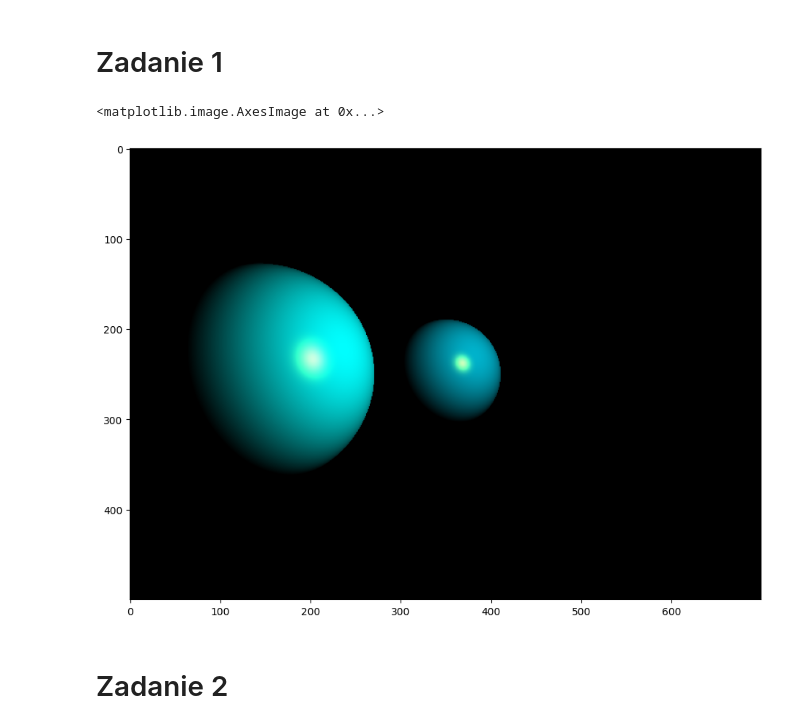
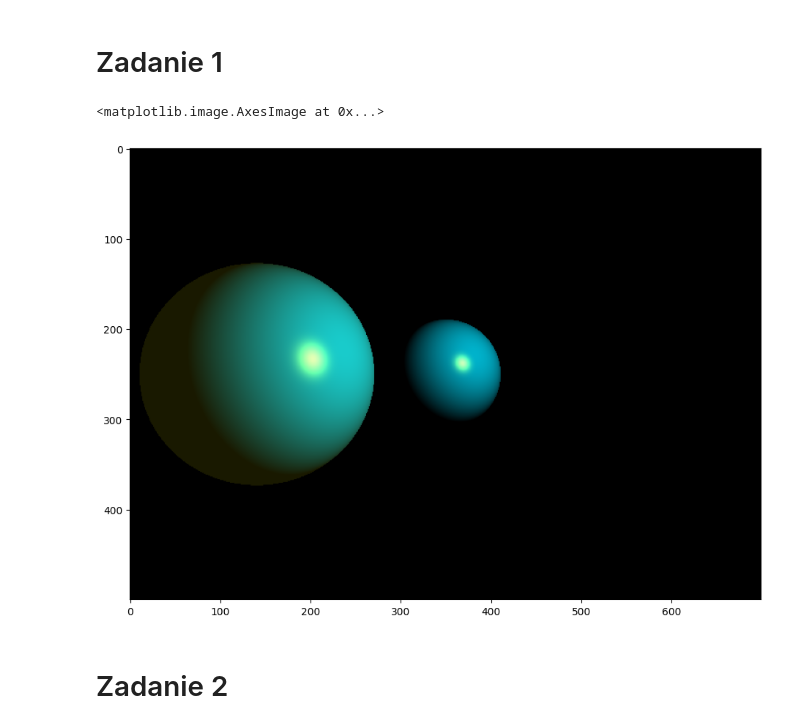
Before and after one commit to Mazako/pwr_IOb, a Jupyter notebook: lab7/rozwiazania.ipynb, the cells around one changed output. Cells and saved outputs as stored; diff of their text form; code cells hidden in the pictures.

```diff
--- a/lab7/rozwiazania.ipynb
+++ b/lab7/rozwiazania.ipynb
@@ -29,22 +29,22 @@ plt.imshow(image)
 # %%
 # TODO: Zmodyfikuj scenę – dodaj przynajmniej jedną sferę.
 #       Można zmienić położenie, kolor, promień, itd.
 
 scene = Scene(
     objects=[
         Sphere(position=np.array([0, 0, 0]), radius=1.5),
-        Sphere(position=np.array([-5, 0, 0]), radius=3)
+        Sphere(position=np.array([-5, 0, 0]), radius=3, ambient=np.array([1, 1, 0]),)
     ],
     light=Light(position=np.array([3, 2, 5])),
     camera=Camera(position=np.array([0, 0, 15]))
 )
 
 rt = RayTracer(scene)
 image = np.clip(rt.generate_image(), 0, 1)
 plt.imshow(image)
 # %% [output]
 <matplotlib.image.AxesImage at 0x...>
-[figure, old version]
+[figure, new version]
 # %% [markdown]
 # Zadanie 2
 # %%
```
